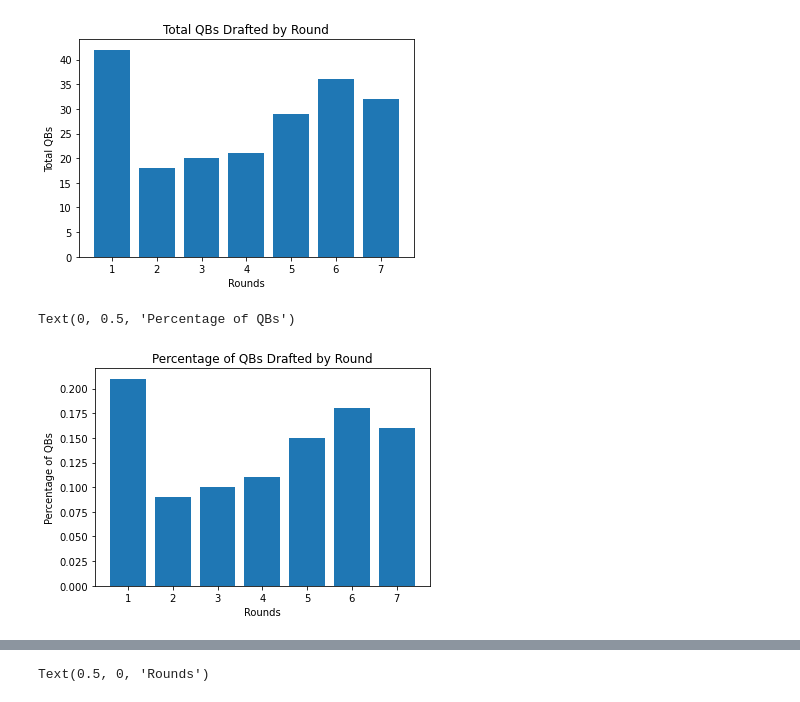
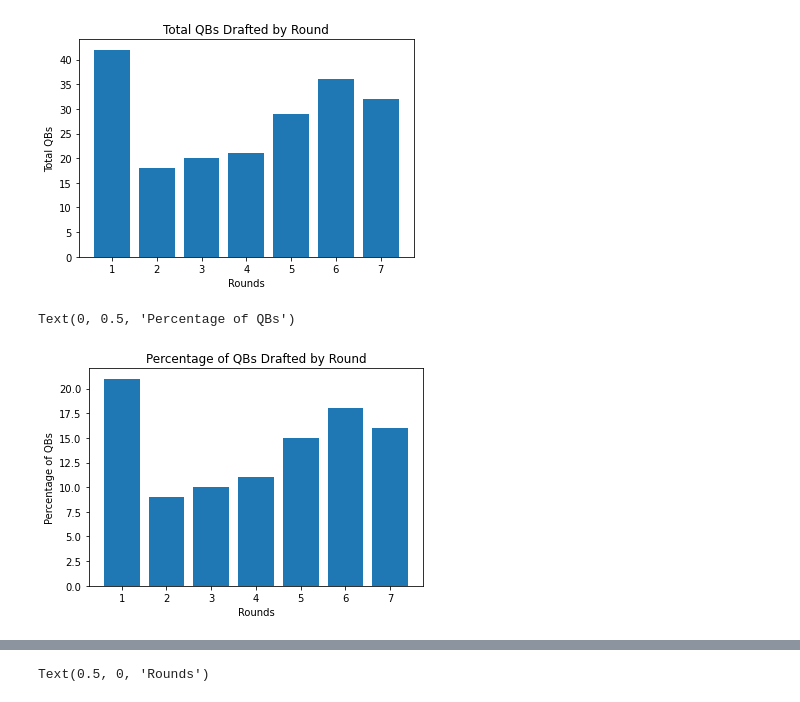
Before and after one commit to mikejackson35/mica_team, a Jupyter notebook: CC_QBDraftAnalysis.ipynb, the cells around one changed output, grey strips where cells are left out. Cells and saved outputs as stored; diff of their text form; code cells hidden in the pictures.

```diff
--- a/CC_QBDraftAnalysis.ipynb
+++ b/CC_QBDraftAnalysis.ipynb
@@ -130,16 +68,17 @@ Text(0, 0.5, 'Total QBs')
 # %%
 # get % of where QBs drafted
 Round=all_qb_by_round.index
 total_picks=all_qb_by_round['Year'].sum()
 total_picks
 Perc_by_round=round(all_qb_by_round['Year']/total_picks,2)
+Perc_by_round=Perc_by_round*100
 plt.bar(Round,Perc_by_round)
 plt.title('Percentage of QBs Drafted by Round')
 plt.xlabel('Rounds')
 plt.ylabel('Percentage of QBs')
 # %% [output]
 Text(0, 0.5, 'Percentage of QBs')
-[figure, old version]
+[figure, new version]
 # %%
 #Fill in all the NaN values with a 0
 all_qb_df=all_qbs_df.fillna(0)
```
Also changed, not shown: parts of 11 cells of this notebook, 10 other files.
